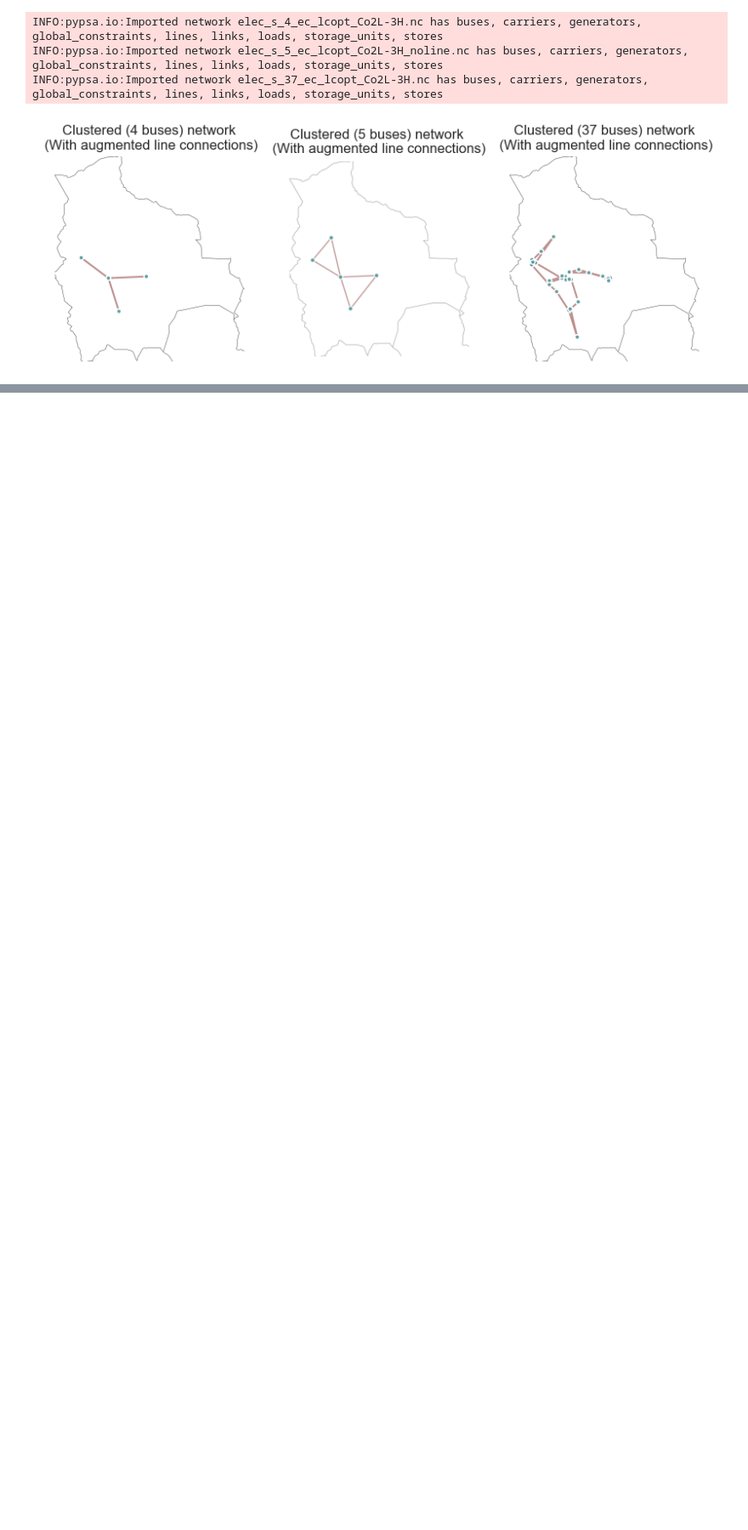
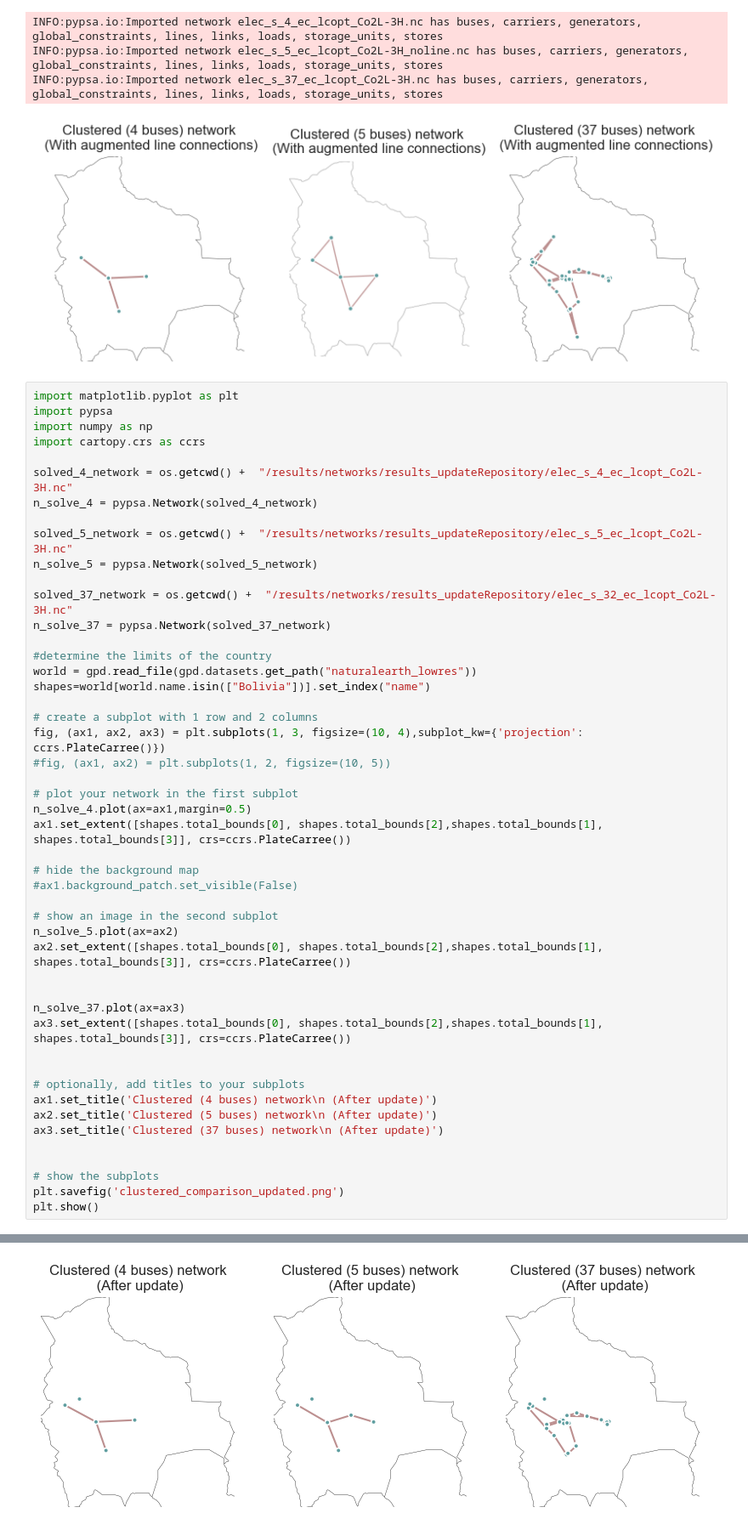
Before and after one commit to hannotteadele/pypsa-earth, a Jupyter notebook: FirstRun_BO/ADELE_clustering_comparison.ipynb, the cells around one changed output, grey strips where cells are left out. Shown at 85% size. Cells and saved outputs as stored; diff of their text form; blank space fills up the shorter version.

```diff
--- a/FirstRun_BO/ADELE_clustering_comparison.ipynb
+++ b/FirstRun_BO/ADELE_clustering_comparison.ipynb
@@ -1056,3 +1056,52 @@ INFO:pypsa.io:Imported network elec_s_4_ec_lcopt_Co2L-3H.nc has buses, carriers,
 INFO:pypsa.io:Imported network elec_s_5_ec_lcopt_Co2L-3H_noline.nc has buses, carriers, generators, global_constraints, lines, links, loads, storage_units, stores
 INFO:pypsa.io:Imported network elec_s_37_ec_lcopt_Co2L-3H.nc has buses, carriers, generators, global_constraints, lines, links, loads, storage_units, stores
 [figure]
+# %%
+import matplotlib.pyplot as plt
+import pypsa
+import numpy as np
+import cartopy.crs as ccrs
+
+solved_4_network = os.getcwd() +  "/results/networks/results_updateRepository/elec_s_4_ec_lcopt_Co2L-3H.nc"
+n_solve_4 = pypsa.Network(solved_4_network)
+
+solved_5_network = os.getcwd() +  "/results/networks/results_updateRepository/elec_s_5_ec_lcopt_Co2L-3H.nc"
+n_solve_5 = pypsa.Network(solved_5_network)
+
+solved_37_network = os.getcwd() +  "/results/networks/results_updateRepository/elec_s_32_ec_lcopt_Co2L-3H.nc"
+n_solve_37 = pypsa.Network(solved_37_network)
+
+#determine the limits of the country
+world = gpd.read_file(gpd.datasets.get_path("naturalearth_lowres"))
+shapes=world[world.name.isin(["Bolivia"])].set_index("name")
+
+# create a subplot with 1 row and 2 columns
+fig, (ax1, ax2, ax3) = plt.subplots(1, 3, figsize=(10, 4),subplot_kw={'projection': ccrs.PlateCarree()})
+#fig, (ax1, ax2) = plt.subplots(1, 2, figsize=(10, 5))
+
+# plot your network in the first subplot
+n_solve_4.plot(ax=ax1,margin=0.5)
+ax1.set_extent([shapes.total_bounds[0], shapes.total_bounds[2],shapes.total_bounds[1], shapes.total_bounds[3]], crs=ccrs.PlateCarree())
+
+# hide the background map
+#ax1.background_patch.set_visible(False)
+
+# show an image in the second subplot
+n_solve_5.plot(ax=ax2)
+ax2.set_extent([shapes.total_bounds[0], shapes.total_bounds[2],shapes.total_bounds[1], shapes.total_bounds[3]], crs=ccrs.PlateCarree())
+
+
+n_solve_37.plot(ax=ax3)
+ax3.set_extent([shapes.total_bounds[0], shapes.total_bounds[2],shapes.total_bounds[1], shapes.total_bounds[3]], crs=ccrs.PlateCarree())
+
+
+# optionally, add titles to your subplots
+ax1.set_title('Clustered (4 buses) network\n (After update)')
+ax2.set_title('Clustered (5 buses) network\n (After update)')
+ax3.set_title('Clustered (37 buses) network\n (After update)')
+
+
+# show the subplots
+plt.savefig('clustered_comparison_updated.png')
+plt.show()
+# %% [output]
@@ -1058,0 +1111 @@ INFO:pypsa.io:Imported network elec_s_37_ec_lcopt_Co2L-3H.nc has buses, carriers
+[figure, added]
```
Also changed, not shown: parts of 1 cell of this notebook, 11 other files.
